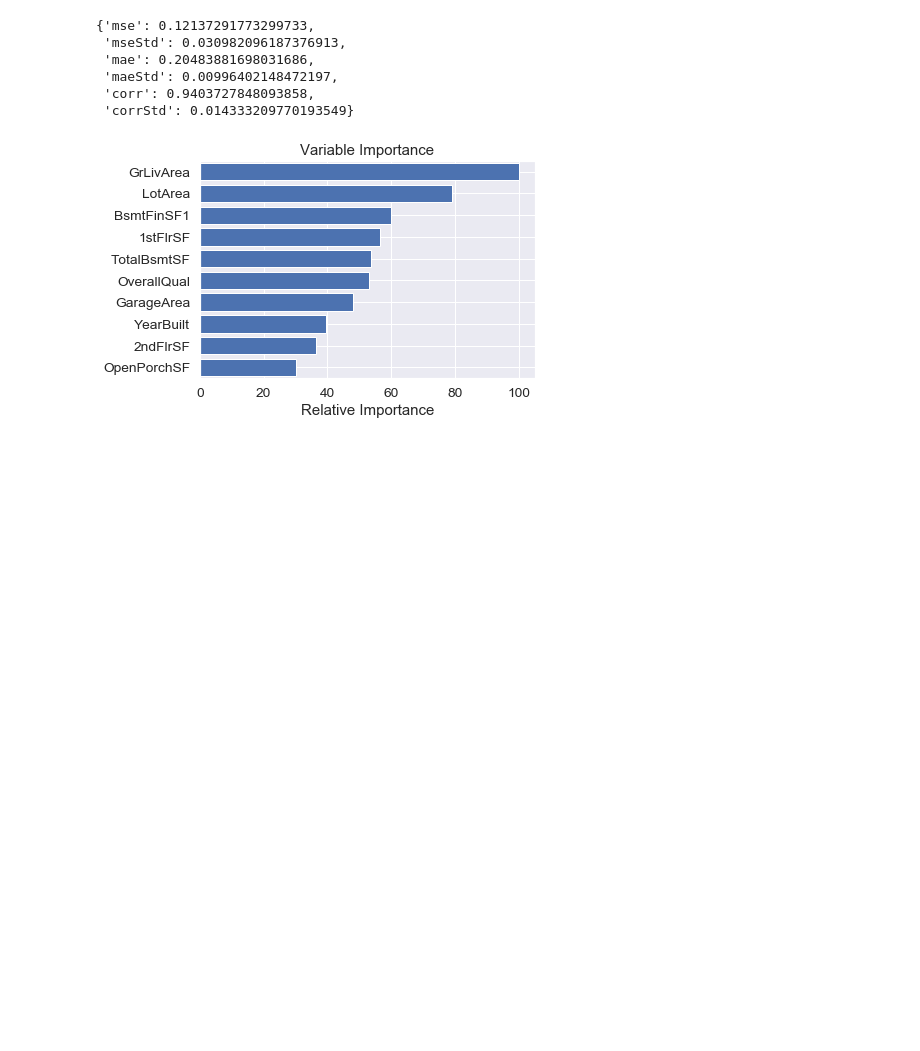
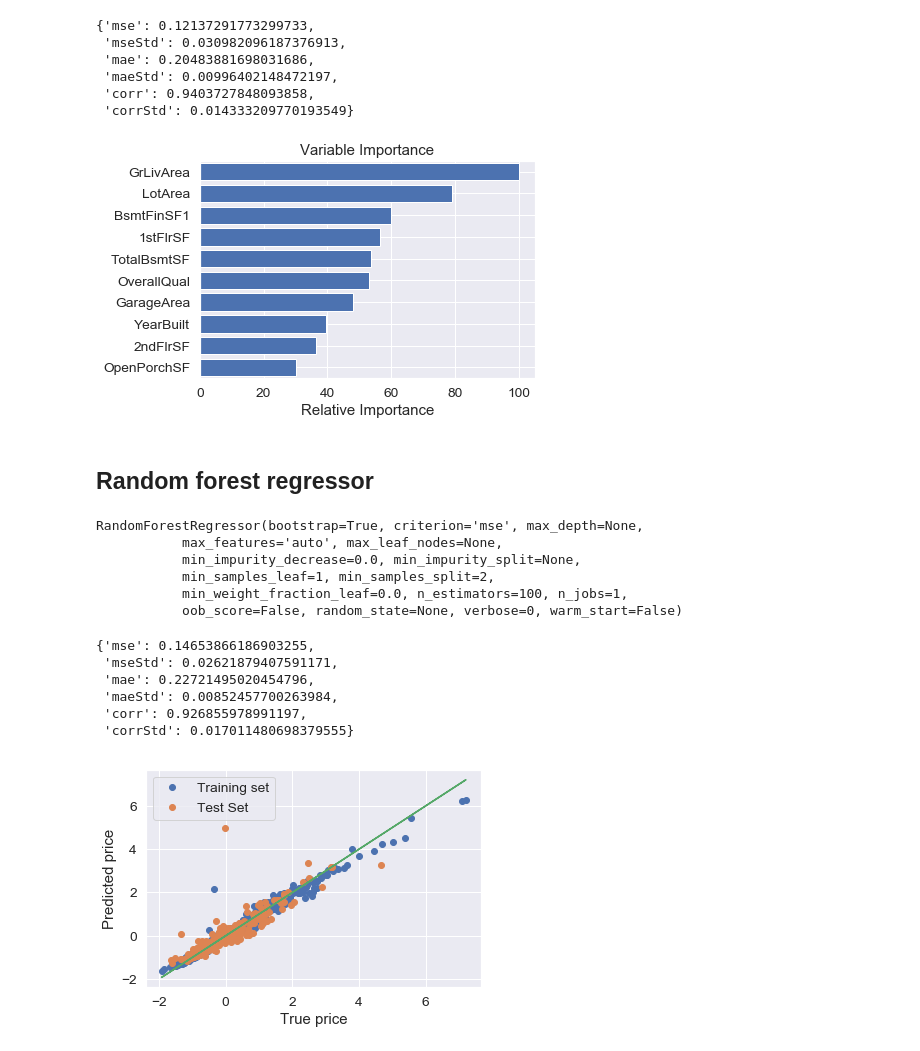
Before and after one commit to balintkaszas/houseprice, a Jupyter notebook: houseprice.ipynb, the cells around one changed output. Saved outputs shown, nothing was run; the diff lists cells and outputs as text; code cells hidden in the pictures; blank space fills up the shorter version.

Commit message:
Added random forest regression

```diff
--- a/houseprice.ipynb
+++ b/houseprice.ipynb
@@ -842,3 +842,39 @@ plt.ylim(254, 264)
 plt.savefig('importance.png', bbox_inches='tight')
 # %% [output]
 [figure]
+# %% [markdown]
+## Random forest regressor
+# %%
+from sklearn.ensemble import RandomForestRegressor
+regr = RandomForestRegressor( n_estimators=100)
+regr.fit(X_train, y_train)
+# %% [output]
+RandomForestRegressor(bootstrap=True, criterion='mse', max_depth=None,
+           max_features='auto', max_leaf_nodes=None,
+           min_impurity_decrease=0.0, min_impurity_split=None,
+           min_samples_leaf=1, min_samples_split=2,
+           min_weight_fraction_leaf=0.0, n_estimators=100, n_jobs=1,
+           oob_score=False, random_state=None, verbose=0, warm_start=False)
+# %%
+pred_test = regr.predict(X_test)
+pred = regr.predict(X_train)
+# %%
+d = measureAcc(regr, X, Y)
+calcAvg(d)
+# %% [output]
+{'mse': 0.14653866186903255,
+ 'mseStd': 0.02621879407591171,
+ 'mae': 0.22721495020454796,
+ 'maeStd': 0.00852457700263984,
+ 'corr': 0.926855978991197,
+ 'corrStd': 0.017011480698379555}
+# %%
+plt.plot(y_train, pred,'o', label='Training set')
+plt.plot(y_test, pred_test,'o',label = 'Test Set')
+plt.legend(loc='best')
+plt.xlabel('True price')
+plt.ylabel('Predicted price')
+plt.plot(Y, Y,'-')
+plt.savefig('randomforest.png')
+# %% [output]
+[figure, added]
```
Also changed, not shown: parts of 1 cell of this notebook.
